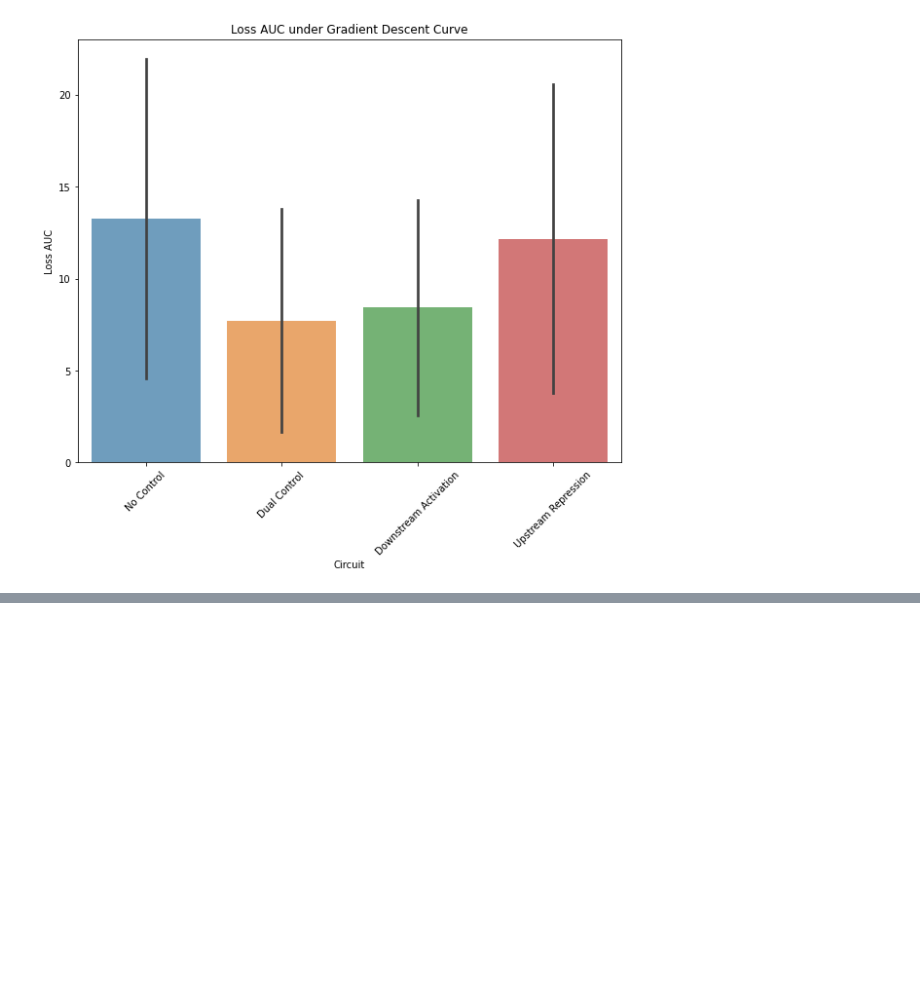
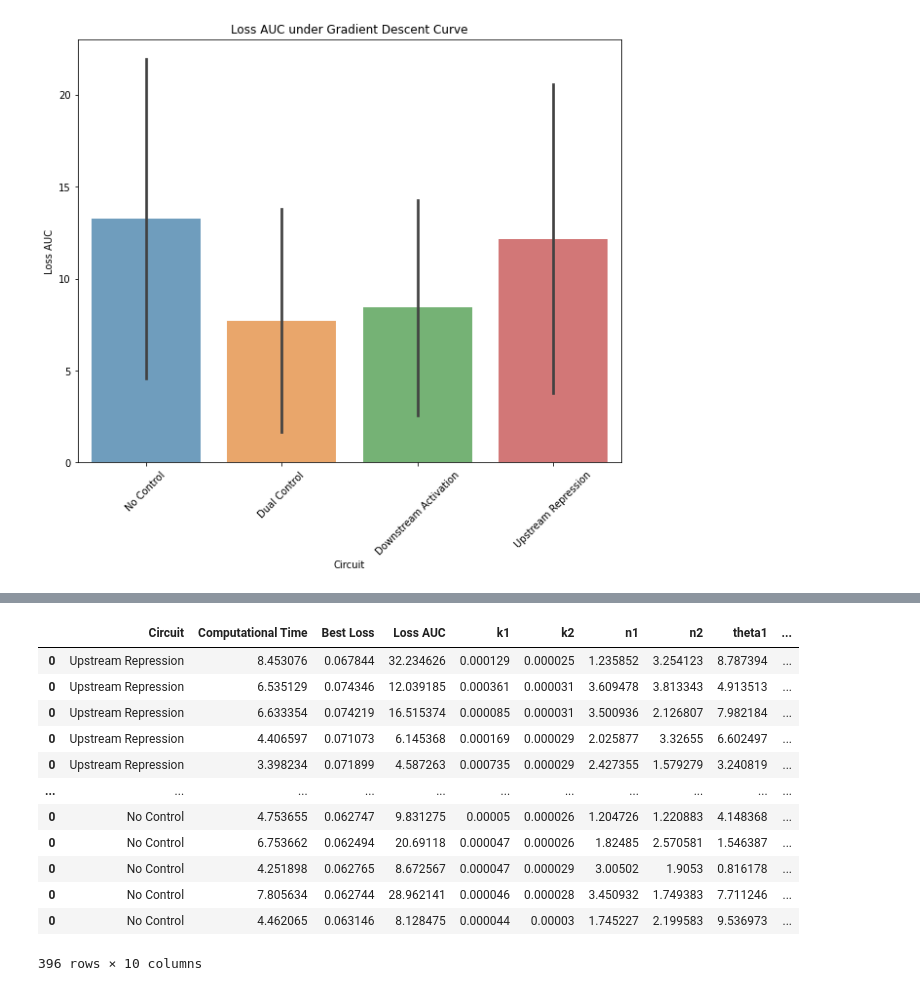
Before and after one commit to cjmerzbacher/msc-thesis, a Jupyter notebook: initialization_experiments/viz_complete_exp.ipynb, the cells around one changed output, grey strips where cells are left out. Cells and saved outputs as stored; diff of their text form; code cells hidden in the pictures; blank space fills up the shorter version.

```diff
--- a/initialization_experiments/viz_complete_exp.ipynb
+++ b/initialization_experiments/viz_complete_exp.ipynb
@@ -200,0 +255,37 @@ Name: loss, Length: 100, dtype: int64
+# %%
+#Compute SD between initializations for GD final values
+#final_vals = pd.DataFrame(columns=['Circuit', 'Computational Time', 'Best Loss', 'Loss AUC', 'k1', 'k2', 'n1', 'n2', 'theta1', 'theta2'])
+c = 'nc'
+circuit_df = gd.loc[gd.circuit ==c]
+#Gradient descent data processing
+for i in range(1, 100):
+    df = circuit_df.loc[circuit_df.initialization == i]
+    df = df.loc[df.loss == df.loss.min()].reset_index(drop=True)
+    index = len(df)-1
+    d = df.iloc[index]
+    k1 = d.k1_trace
+    k2 = d.k2_trace
+    n1 = d.n1_trace
+    n2 = d.n2_trace
+    theta1 = d.theta1_trace
+    theta2 = d.theta2_trace
+    loss_auc = d.loss_auc
+    time = d.time
+    circuit = circuit_converter(c)
+    row = pd.DataFrame({'Circuit': [circuit], 'Computational Time':[time], 'Best Loss':[d.loss], 'Loss AUC':[loss_auc], 'k1':[k1], 'k2':[k2], 'n1':[n1], 'n2':[n2], 'theta1':[theta1], 'theta2':[theta2]})
+    final_vals = pd.concat([final_vals, row])
+final_vals
+# %% [output]
+|  | Circuit | Computational Time | Best Loss | Loss AUC | k1 | k2 | n1 | n2 | theta1 | ... |
+| 0 | Upstream Repression | 8.453076 | 0.067844 | 32.234626 | 0.000129 | 0.000025 | 1.235852 | 3.254123 | 8.787394 | ... |
+| 0 | Upstream Repression | 6.535129 | 0.074346 | 12.039185 | 0.000361 | 0.000031 | 3.609478 | 3.813343 | 4.913513 | ... |
+| 0 | Upstream Repression | 6.633354 | 0.074219 | 16.515374 | 0.000085 | 0.000031 | 3.500936 | 2.126807 | 7.982184 | ... |
+| 0 | Upstream Repression | 4.406597 | 0.071073 | 6.145368 | 0.000169 | 0.000029 | 2.025877 | 3.32655 | 6.602497 | ... |
+| 0 | Upstream Repression | 3.398234 | 0.071899 | 4.587263 | 0.000735 | 0.000029 | 2.427355 | 1.579279 | 3.240819 | ... |
+| ... | ... | ... | ... | ... | ... | ... | ... | ... | ... | ... |
+| 0 | No Control | 4.753655 | 0.062747 | 9.831275 | 0.00005 | 0.000026 | 1.204726 | 1.220883 | 4.148368 | ... |
+| 0 | No Control | 6.753662 | 0.062494 | 20.69118 | 0.000047 | 0.000026 | 1.82485 | 2.570581 | 1.546387 | ... |
+| 0 | No Control | 4.251898 | 0.062765 | 8.672567 | 0.000047 | 0.000029 | 3.00502 | 1.9053 | 0.816178 | ... |
+| 0 | No Control | 7.805634 | 0.062744 | 28.962141 | 0.000046 | 0.000028 | 3.450932 | 1.749383 | 7.711246 | ... |
+| 0 | No Control | 4.462065 | 0.063146 | 8.128475 | 0.000044 | 0.00003 | 1.745227 | 2.199583 | 9.536973 | ... |
+396 rows × 10 columns
```
Also changed, not shown: parts of 9 cells of this notebook, 1 other file.
